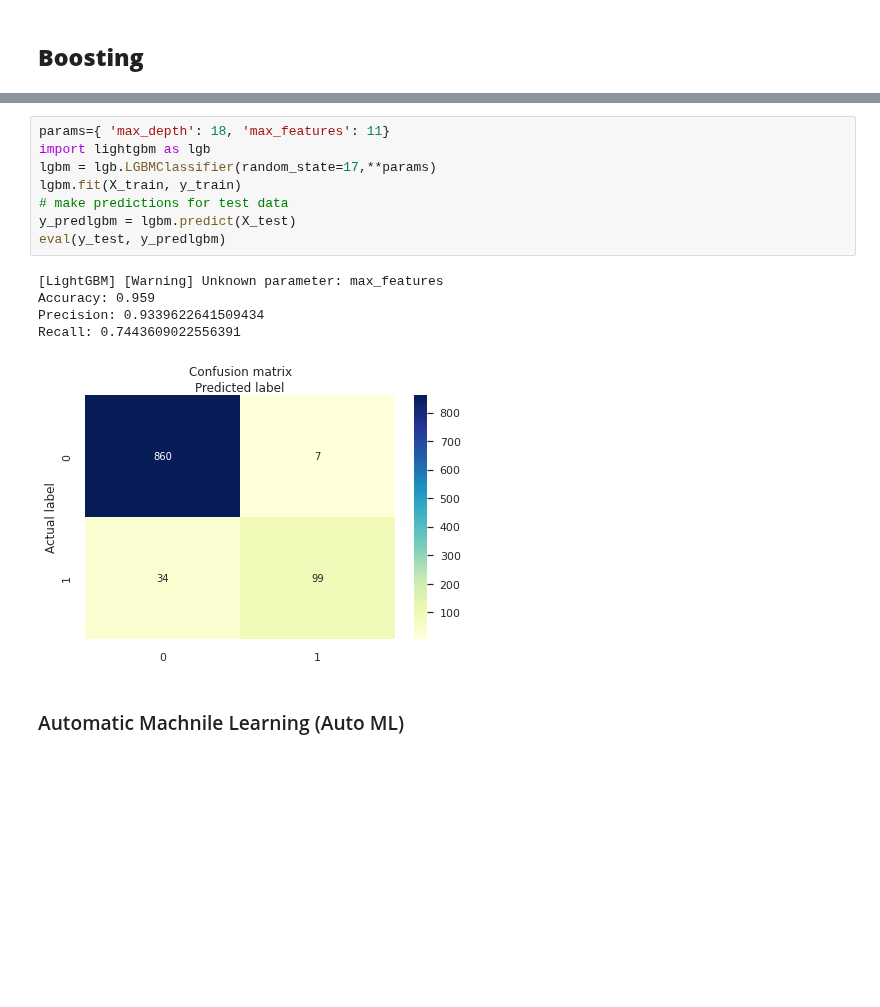
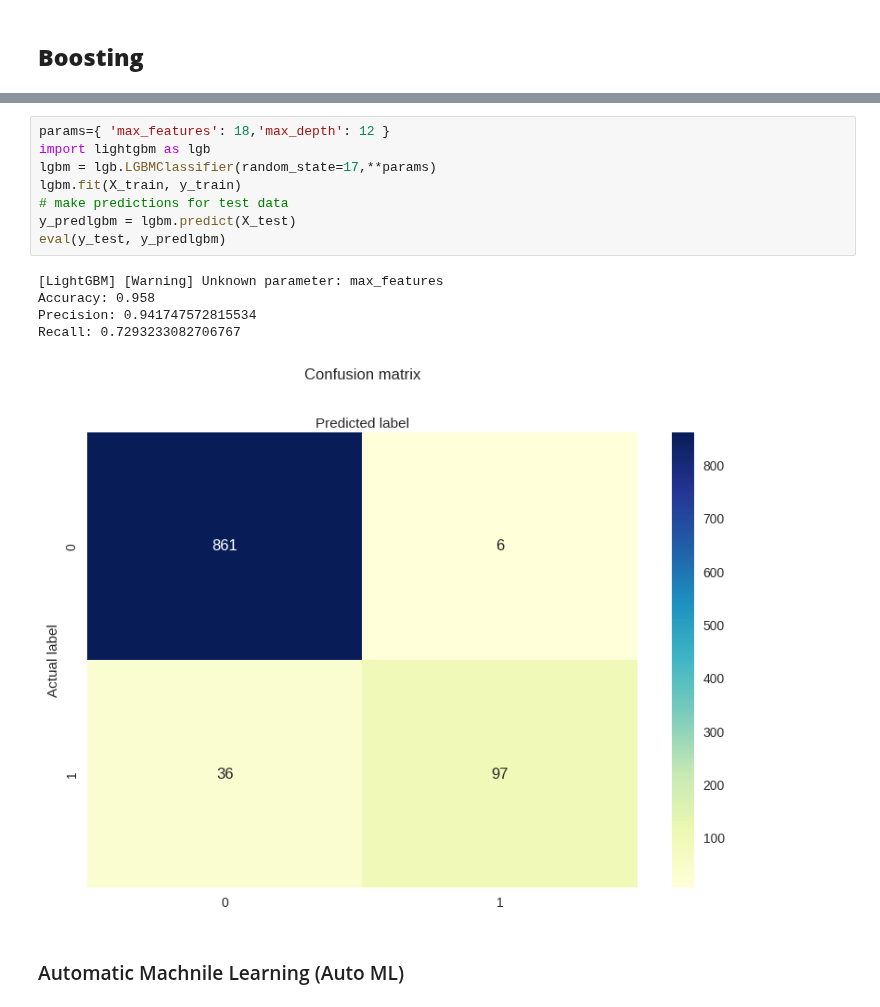
Before and after one commit to ogut77/DataScience, a Jupyter notebook: LR+kNN+NB+SVM.ipynb, the cells around one changed output, grey strips where cells are left out. Saved outputs shown, nothing was run; the diff lists cells and outputs as text; blank space fills up the shorter version.

```diff
--- a/LR+kNN+NB+SVM.ipynb
+++ b/LR+kNN+NB+SVM.ipynb
@@ -387,17 +383,17 @@ FrozenTrial(number=16, values=[0.9524239627067391], datetime_start=datetime.date
 # %%
-params={ 'max_depth': 18, 'max_features': 11}
+params={ 'max_features': 18,'max_depth': 12 }
 import lightgbm as lgb
 lgbm = lgb.LGBMClassifier(random_state=17,**params)
 lgbm.fit(X_train, y_train)
 # make predictions for test data
 y_predlgbm = lgbm.predict(X_test)
 eval(y_test, y_predlgbm)
 # %% [output]
 [LightGBM] [Warning] Unknown parameter: max_features
-Accuracy: 0.959
-Precision: 0.9339622641509434
-Recall: 0.7443609022556391
+Accuracy: 0.958
+Precision: 0.941747572815534
+Recall: 0.7293233082706767
-[figure, old version]
+[figure, new version]
 # %% [markdown]
 ### Automatic Machnile Learning (Auto ML)
 # %%
```
Also changed, not shown: parts of 13 cells of this notebook.
